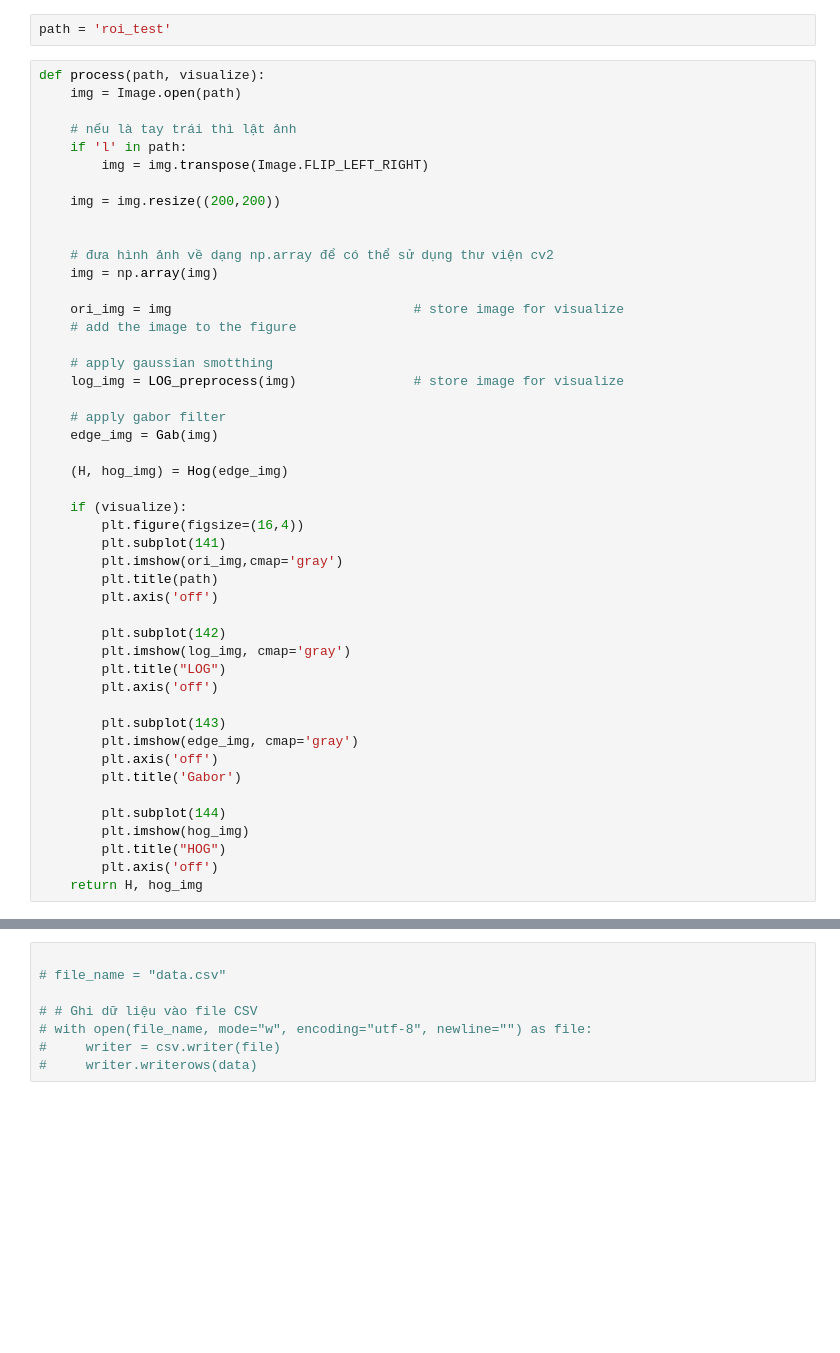
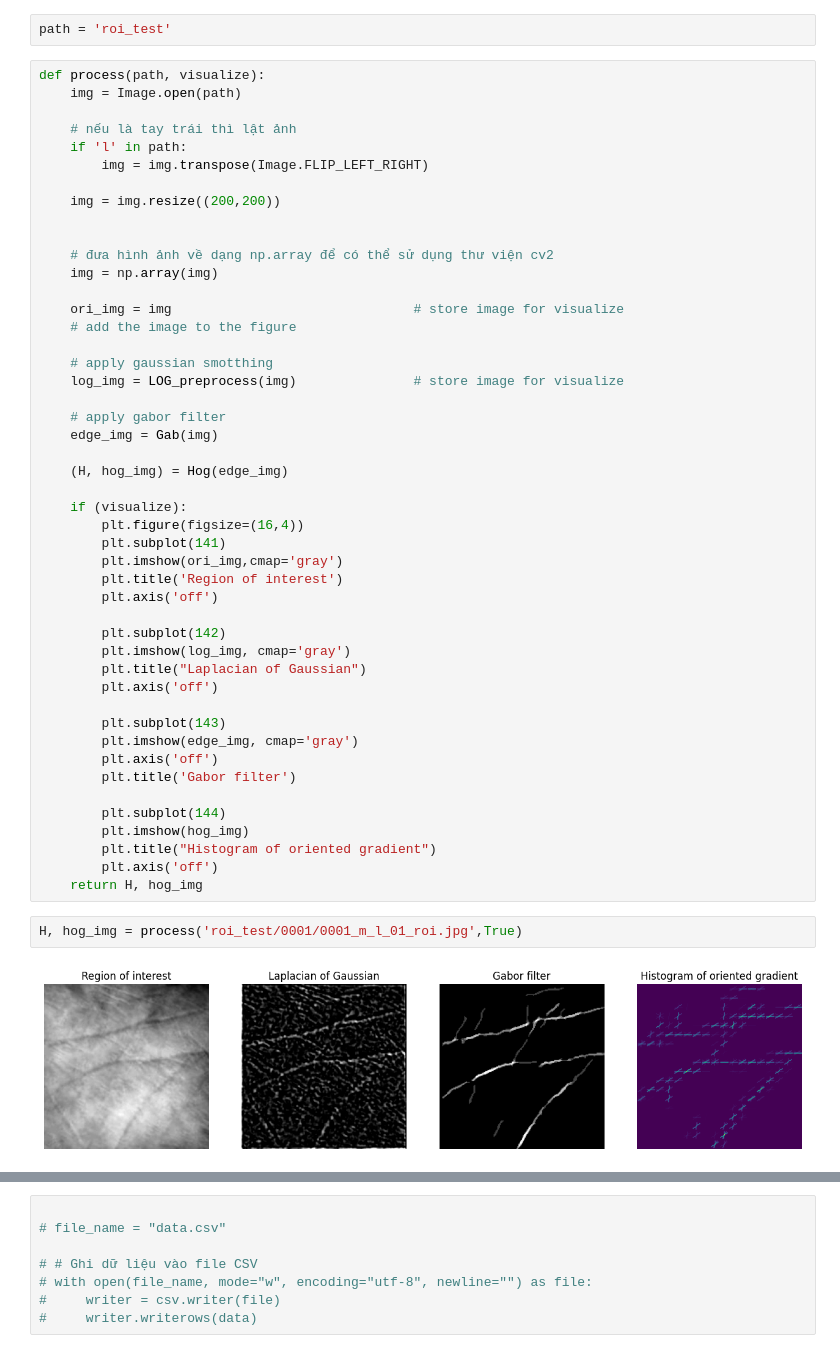
Before and after one commit to HaiNhat-HUST/palm-print-auth, a Jupyter notebook: gabor_all_image.ipynb, the cells around one changed output, grey strips where cells are left out. Saved outputs shown, nothing was run; the diff lists cells and outputs as text; blank space fills up the shorter version.

```diff
--- a/gabor_all_image.ipynb
+++ b/gabor_all_image.ipynb
@@ -201,22 +201,26 @@ def process(path, visualize):
         plt.figure(figsize=(16,4))
         plt.subplot(141)
         plt.imshow(ori_img,cmap='gray')
-        plt.title(path)
+        plt.title('Region of interest')
         plt.axis('off')
 
         plt.subplot(142)
         plt.imshow(log_img, cmap='gray')
-        plt.title("LOG")
+        plt.title("Laplacian of Gaussian")
         plt.axis('off')
 
         plt.subplot(143)
         plt.imshow(edge_img, cmap='gray')
         plt.axis('off')
-        plt.title('Gabor')
+        plt.title('Gabor filter')
 
         plt.subplot(144)
         plt.imshow(hog_img)
-        plt.title("HOG")
+        plt.title("Histogram of oriented gradient")
         plt.axis('off')
     return H, hog_img
+# %%
+H, hog_img = process('roi_test/0001/0001_m_l_01_roi.jpg',True)
+# %% [output]
+[figure, added]
 # %%
```
Also changed, not shown: parts of 1 cell of this notebook, 10 other files.
